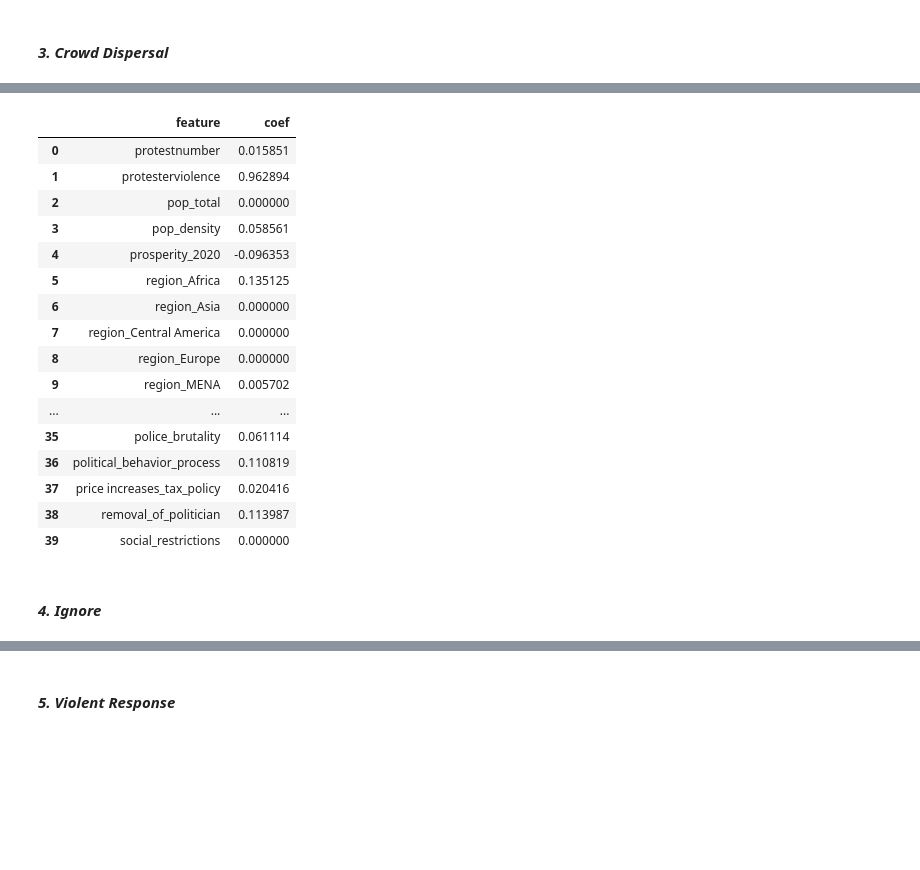
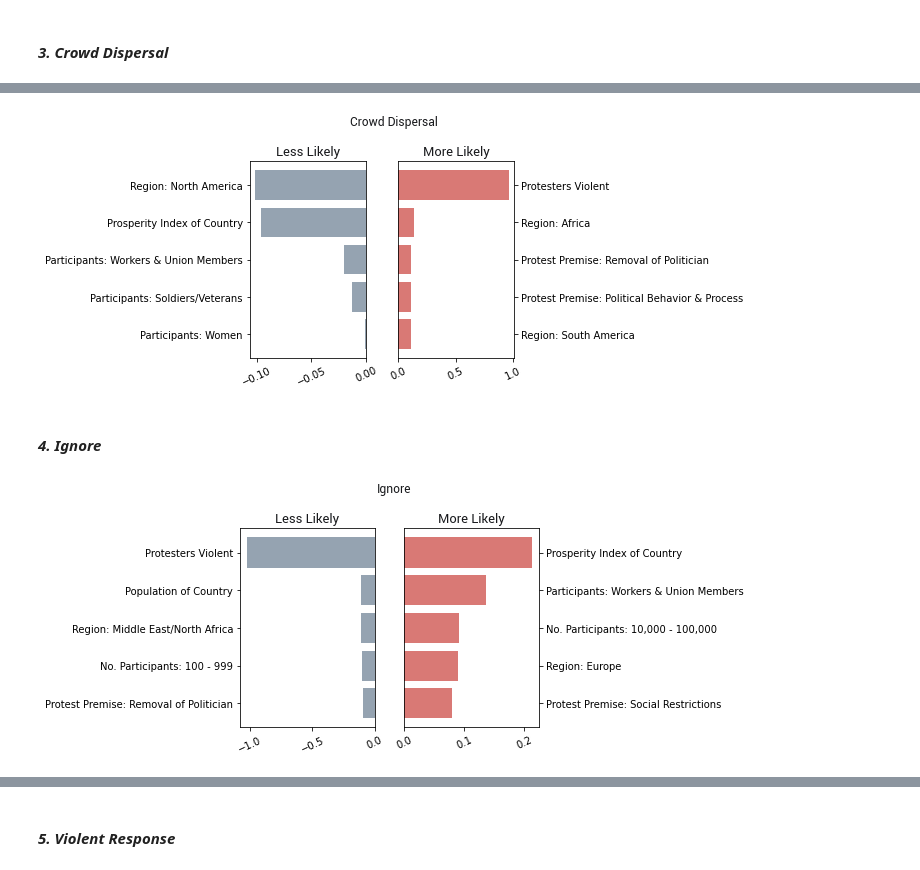
Before and after one commit to EmFib/Mass-Protests, a Jupyter notebook: users/log_reg_for_metrics_en.ipynb, the cells around one changed output, grey strips where cells are left out. Drawn from its saved outputs; the diff is of its cells as text; code cells hidden in the pictures; blank space fills up the shorter version.

```diff
--- a/users/log_reg_for_metrics_en.ipynb
+++ b/users/log_reg_for_metrics_en.ipynb
@@ -525,24 +501,12 @@ LogisticRegression(C=0.01, penalty='l1', solver='liblinear')
+# %%
+negative_features_cd, negative_coeffs_cd, positive_features_cd, positive_coeffs_cd = find_most_important_features(X_train_cd, logreg_cd, n=5)
+
+plot_most_important_features(negative_features_cd, negative_coeffs_cd, positive_features_cd, positive_coeffs_cd, 'Crowd Dispersal')
+# %% [output]
+[figure, added]
 # %%
-cd_coef = pd.DataFrame(list(zip(X_train_cd.columns, logreg_cd.coef_[0])), columns=['feature', 'coef'])
-cd_coef
+# cd_coef = pd.DataFrame(list(zip(X_train_cd.columns, logreg_cd.coef_[0])), columns=['feature', 'coef'])
+# cd_coef
-# %% [output]
-|  | feature | coef |
-| 0 | protestnumber | 0.015851 |
-| 1 | protesterviolence | 0.962894 |
-| 2 | pop_total | 0.000000 |
-| 3 | pop_density | 0.058561 |
-| 4 | prosperity_2020 | -0.096353 |
-| 5 | region_Africa | 0.135125 |
-| 6 | region_Asia | 0.000000 |
-| 7 | region_Central America | 0.000000 |
-| 8 | region_Europe | 0.000000 |
-| 9 | region_MENA | 0.005702 |
-| ... | ... | ... |
-| 35 | police_brutality | 0.061114 |
-| 36 | political_behavior_process | 0.110819 |
-| 37 | price increases_tax_policy | 0.020416 |
-| 38 | removal_of_politician | 0.113987 |
-| 39 | social_restrictions | 0.000000 |
 # %% [markdown]
 #### **_4. Ignore_**
 # %%
@@ -550,4 +514,10 @@ logreg_ig = LogisticRegression(C=0.01, max_iter=1000, penalty='l2', solver='saga
 
 X_train_ig, roc_auc, f1_score_train, f1_score_test, precision_train, precision_test, \
 recall_train, recall_test, accuracy_train, accuracy_test = state_response_predictor(mass_no_country, features, 'ignore', logreg_ig)
+# %%
+negative_features_ig, negative_coeffs_ig, positive_features_ig, positive_coeffs_ig = find_most_important_features(X_train_ig, logreg_ig, n=5)
+
+plot_most_important_features(negative_features_ig, negative_coeffs_ig, positive_features_ig, positive_coeffs_ig, 'Ignore')
+# %% [output]
+[figure, added]
 # %%
```
Also changed, not shown: parts of 17 cells of this notebook.
